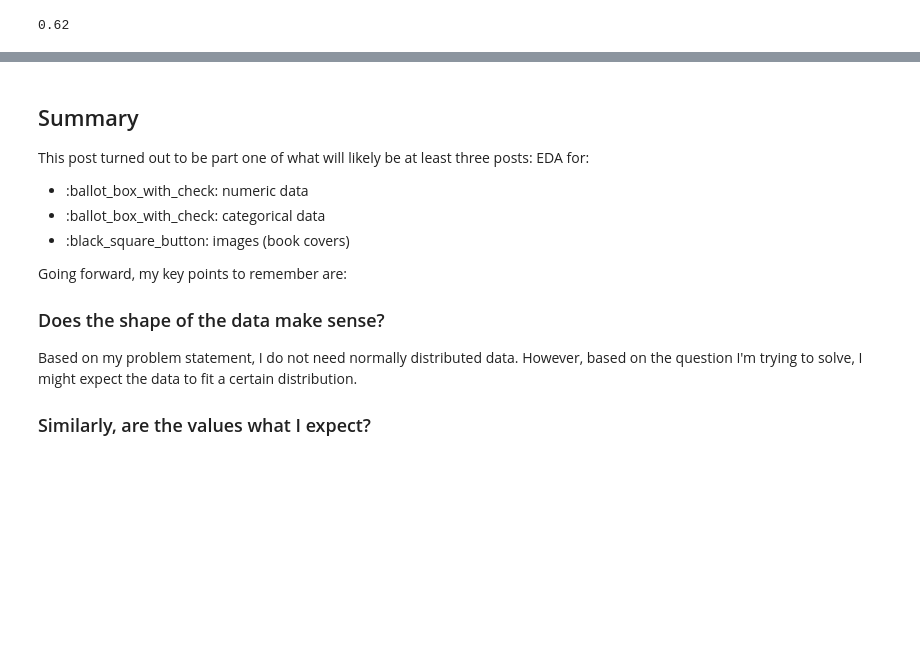
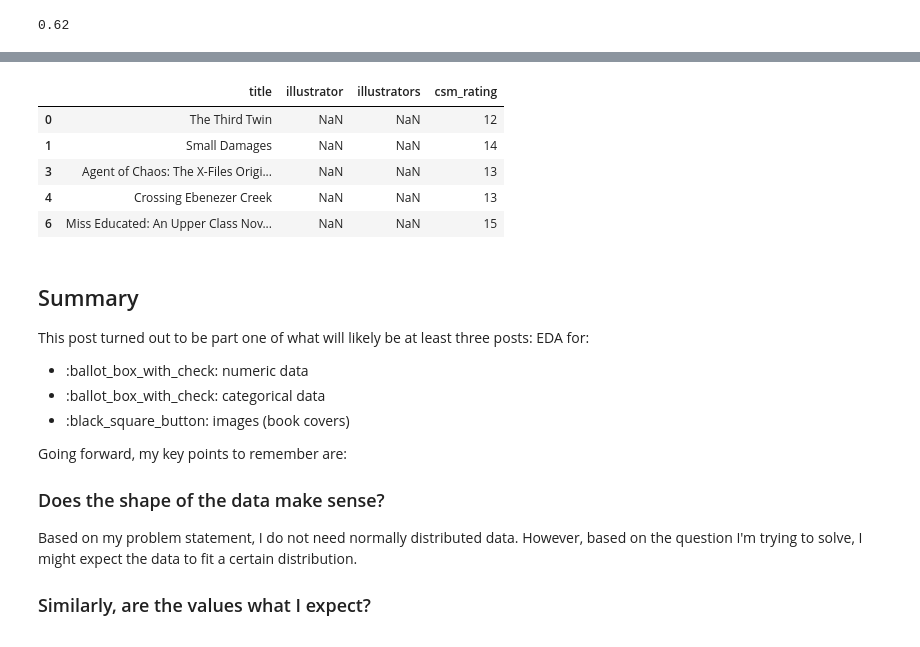
Before and after one commit to educatorsRlearners/an-a-z-of-machine-learning, a Jupyter notebook: _notebooks/2020-06-22-e-is-for-eda.ipynb, the cells around one changed output, grey strips where cells are left out. Saved outputs shown, nothing was run; the diff lists cells and outputs as text; code cells hidden in the pictures; blank space fills up the shorter version.

```diff
--- a/_notebooks/2020-06-22-e-is-for-eda.ipynb
+++ b/_notebooks/2020-06-22-e-is-for-eda.ipynb
@@ -361,3 +375,12 @@ Therefore, if a book's entries for both `illustrator` and `illustrators` is blan
+# %%
+df.loc[df['illustrators'].isna() & df["illustrator"].isna(), ['title', 'illustrator', 'illustrators', 'csm_rating']].head(5)
+# %% [output]
+|  | title | illustrator | illustrators | csm_rating |
+| 0 | The Third Twin | NaN | NaN | 12 |
+| 1 | Small Damages | NaN | NaN | 14 |
+| 3 | Agent of Chaos: The X-Files Origi... | NaN | NaN | 13 |
+| 4 | Crossing Ebenezer Creek | NaN | NaN | 13 |
+| 6 | Miss Educated: An Upper Class Nov... | NaN | NaN | 15 |
 # %% [markdown]
 ## Summary
 
```
Also changed, not shown: parts of 6 cells of this notebook.
